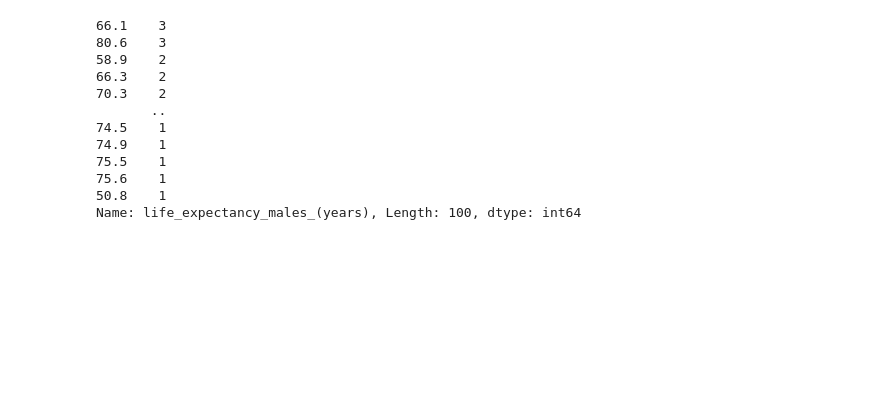
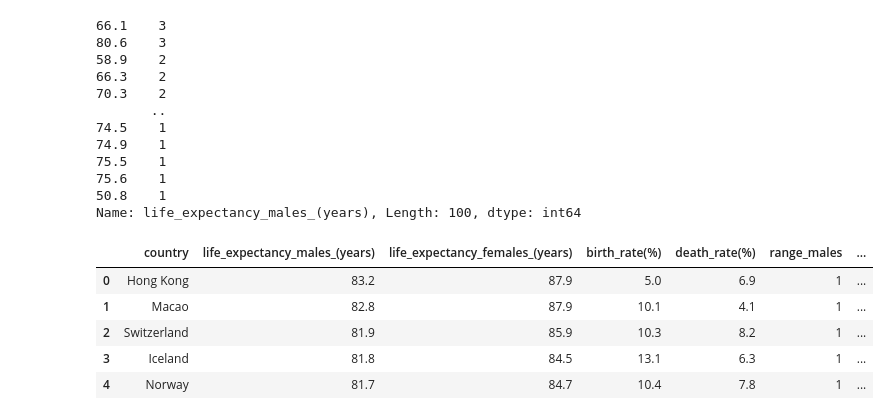
Before and after one commit to nharakh00/ExtraPythonProjects, a Jupyter notebook: Life Expectency.ipynb, the cells around one changed output. Drawn from its saved outputs; the diff is of its cells as text; code cells hidden in the pictures; blank space fills up the shorter version.

```diff
--- a/Life Expectency.ipynb
+++ b/Life Expectency.ipynb
@@ -634,3 +634,12 @@ df["life_expectancy_males_(years)"].value_counts()
 75.6    1
 50.8    1
 Name: life_expectancy_males_(years), Length: 100, dtype: int64
+# %%
+df.head()
+# %% [output]
+|  | country | life_expectancy_males_(years) | life_expectancy_females_(years) | birth_rate(%) | death_rate(%) | range_males | ... |
+| 0 | Hong Kong | 83.2 | 87.9 | 5.0 | 6.9 | 1 | ... |
+| 1 | Macao | 82.8 | 87.9 | 10.1 | 4.1 | 1 | ... |
+| 2 | Switzerland | 81.9 | 85.9 | 10.3 | 8.2 | 1 | ... |
+| 3 | Iceland | 81.8 | 84.5 | 13.1 | 6.3 | 1 | ... |
+| 4 | Norway | 81.7 | 84.7 | 10.4 | 7.8 | 1 | ... |
```
Also changed, not shown: parts of 13 cells of this notebook.
